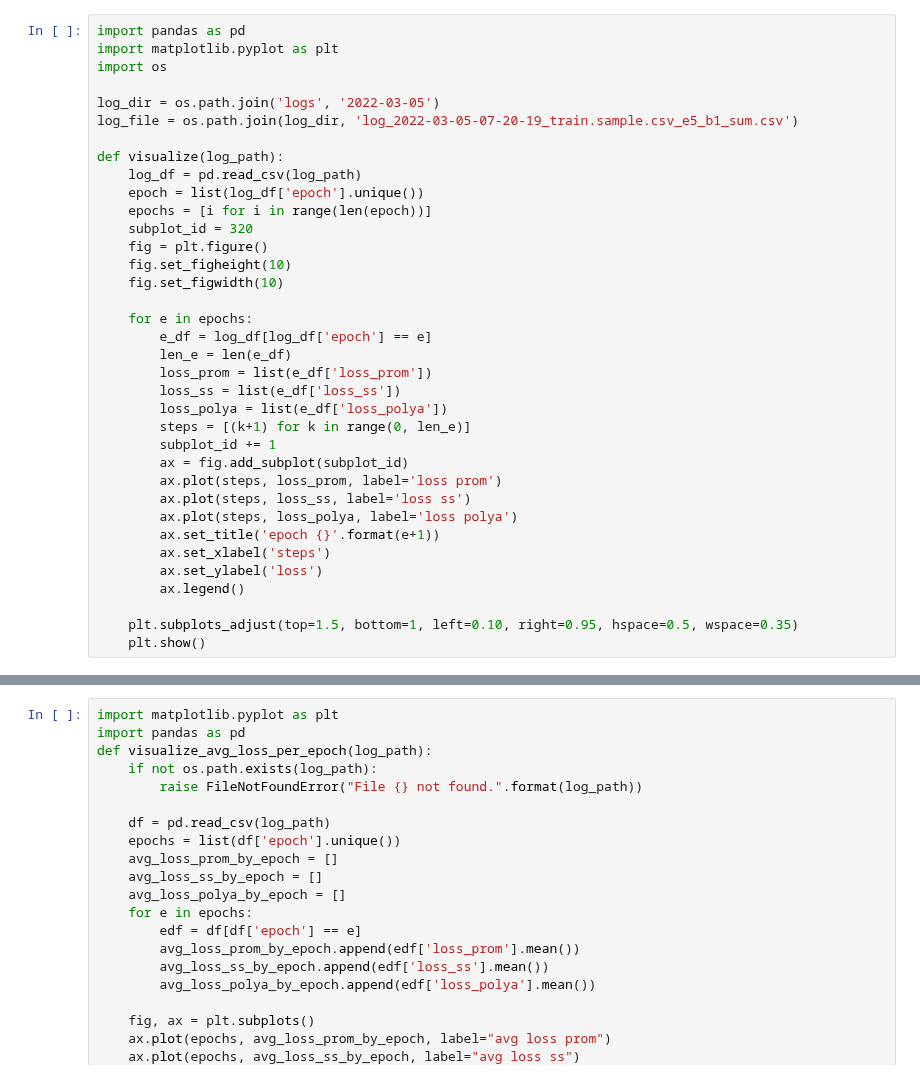
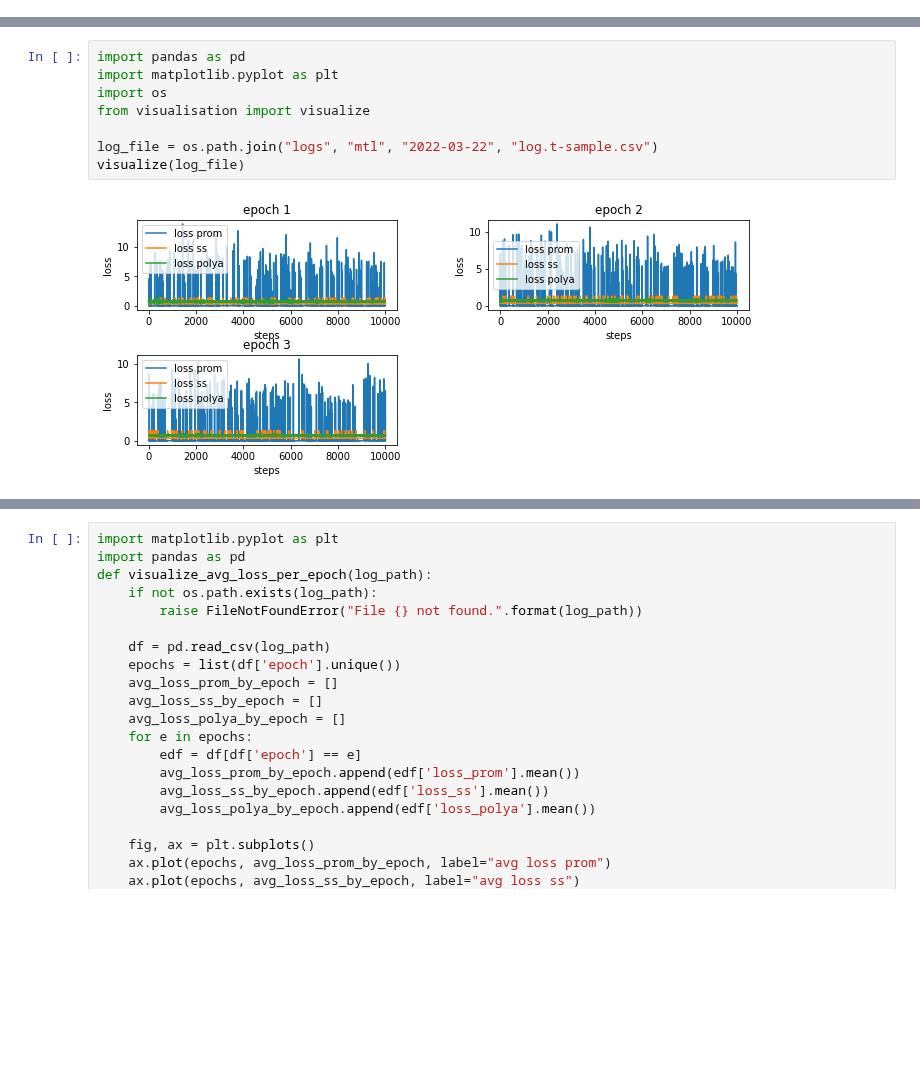
Before and after one commit to anwari32/sequence-processing, a Jupyter notebook: visualisation.ipynb, the cells around one changed output, grey strips where cells are left out. Saved outputs shown, nothing was run; the diff lists cells and outputs as text; blank space fills up the shorter version.

Commit message:
added visualisasion.

```diff
--- a/visualisation.ipynb
+++ b/visualisation.ipynb
@@ -1,36 +0,0 @@
-# %%
-import pandas as pd
-import matplotlib.pyplot as plt
-import os
-
-log_dir = os.path.join('logs', '2022-03-05')
-log_file = os.path.join(log_dir, 'log_2022-03-05-07-20-19_train.sample.csv_e5_b1_sum.csv')
-
-def visualize(log_path):
-    log_df = pd.read_csv(log_path)
-    epoch = list(log_df['epoch'].unique())
-    epochs = [i for i in range(len(epoch))]
-    subplot_id = 320
-    fig = plt.figure()
-    fig.set_figheight(10)
-    fig.set_figwidth(10)
-
-    for e in epochs:
-        e_df = log_df[log_df['epoch'] == e]
-        len_e = len(e_df)
-        loss_prom = list(e_df['loss_prom'])
-        loss_ss = list(e_df['loss_ss'])
-        loss_polya = list(e_df['loss_polya'])
-        steps = [(k+1) for k in range(0, len_e)]
-        subplot_id += 1
-        ax = fig.add_subplot(subplot_id)
-        ax.plot(steps, loss_prom, label='loss prom')
-        ax.plot(steps, loss_ss, label='loss ss')
-        ax.plot(steps, loss_polya, label='loss polya')
-        ax.set_title('epoch {}'.format(e+1))
-        ax.set_xlabel('steps')
-        ax.set_ylabel('loss')
-        ax.legend()
-
-    plt.subplots_adjust(top=1.5, bottom=1, left=0.10, right=0.95, hspace=0.5, wspace=0.35)
-    plt.show()
@@ -40,0 +1,10 @@ visualize(log_file)
+# %%
+import pandas as pd
+import matplotlib.pyplot as plt
+import os
+from visualisation import visualize
+
+log_file = os.path.join("logs", "mtl", "2022-03-22", "log.t-sample.csv")
+visualize(log_file)
+# %% [output]
+[figure, added]
```
Also changed, not shown: parts of 8 cells of this notebook, 12 other files.
